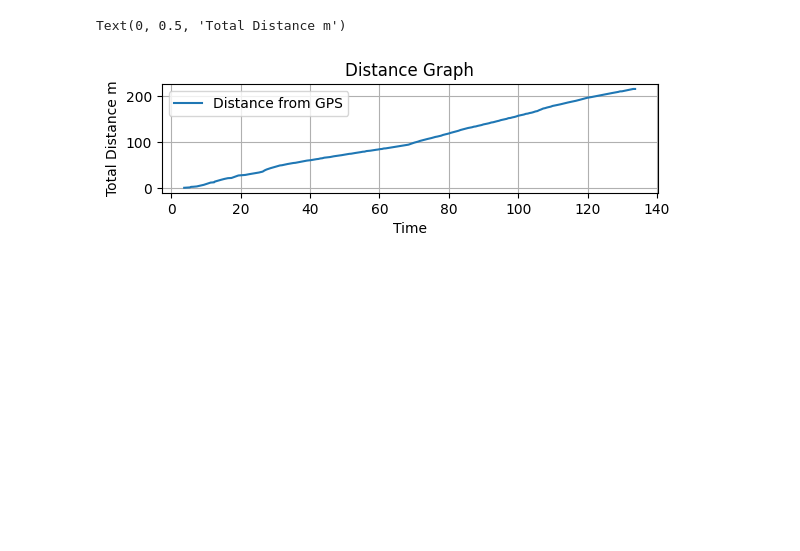
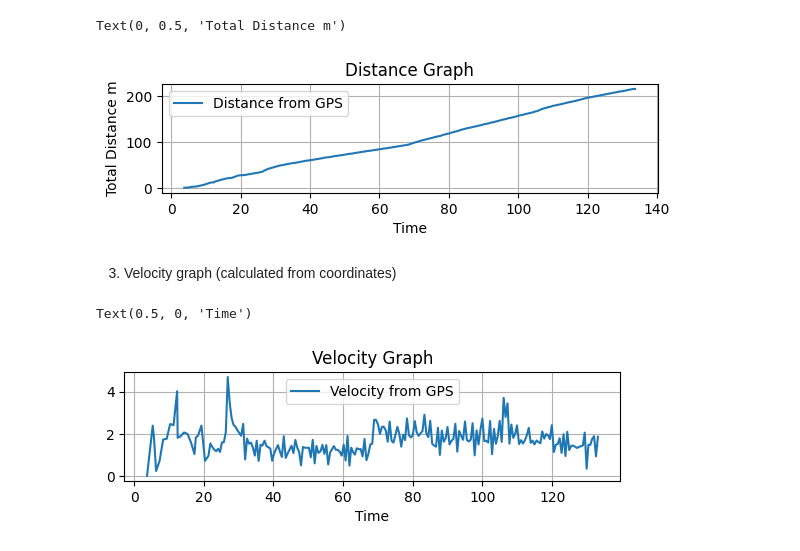
Before and after one commit to DIN22SP/SportsApp-Physics-final-project, a Jupyter notebook: SportsApp.ipynb, the cells around one changed output. Saved outputs shown, nothing was run; the diff lists cells and outputs as text; code cells hidden in the pictures; blank space fills up the shorter version.

Commit message:
3. Velocity graph (calculated from coordinates)

```diff
--- a/SportsApp.ipynb
+++ b/SportsApp.ipynb
@@ -92,3 +92,15 @@ plt.ylabel('Total Distance m')
 # %% [output]
 Text(0, 0.5, 'Total Distance m')
 [figure]
+# %% [markdown]
+3. Velocity graph (calculated from coordinates)
+# %%
+plt.subplot(3, 1, 2)
+plt.plot(data['seconds_elapsed'], data['velocity'])
+plt.legend(['Velocity from GPS'])
+plt.grid()
+plt.title('Velocity Graph')
+plt.xlabel('Time')
+# %% [output]
+Text(0.5, 0, 'Time')
+[figure, added]
```
Also changed, not shown: parts of 1 cell of this notebook.
